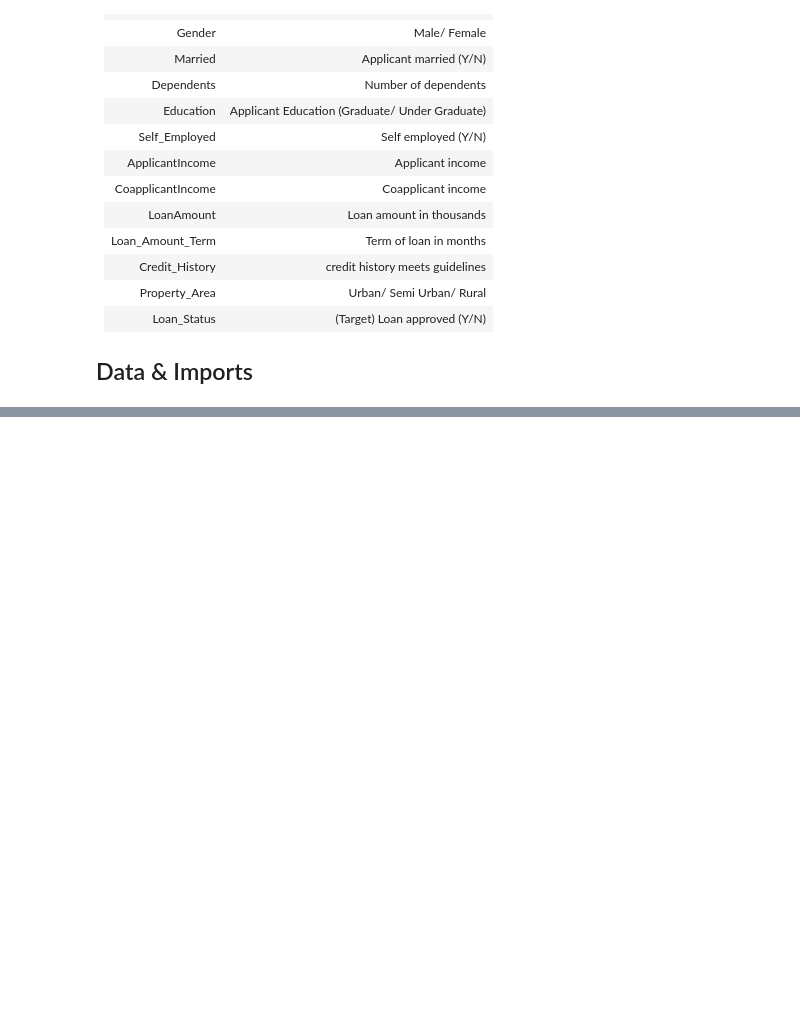
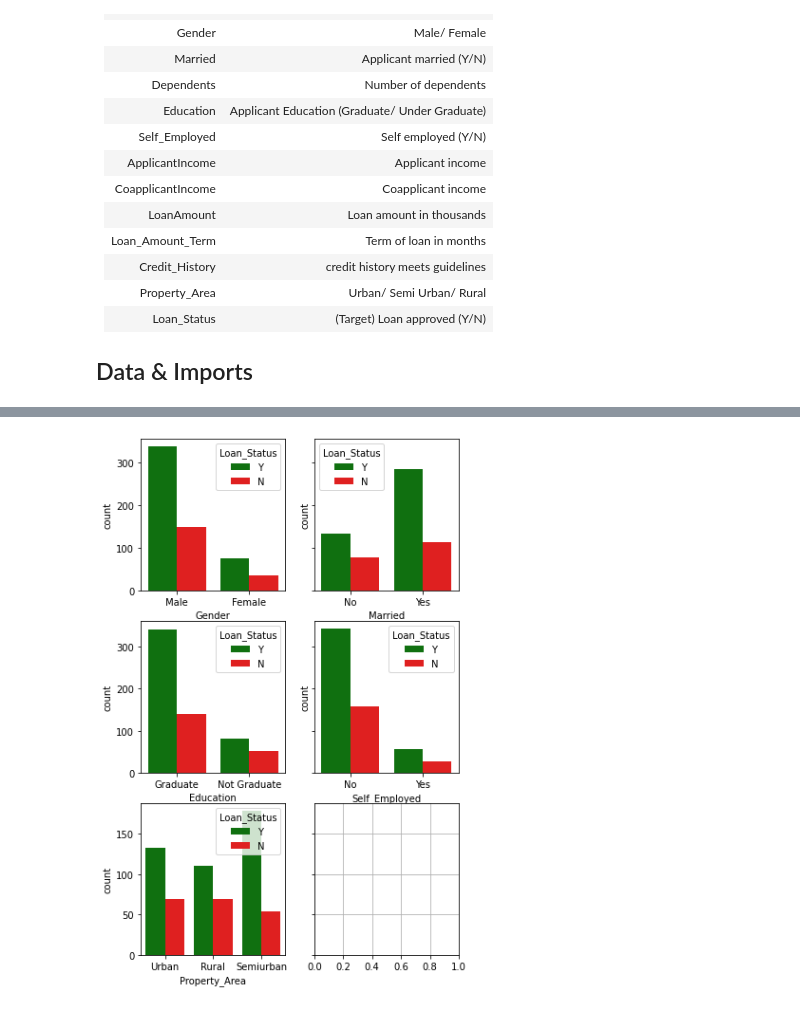
Before and after one commit to jacobjohn2016/Loan-Prediction, a Jupyter notebook: EDA.ipynb, the cells around one changed output, grey strips where cells are left out. Drawn from its saved outputs; the diff is of its cells as text; code cells hidden in the pictures; blank space fills up the shorter version.

```diff
--- a/EDA.ipynb
+++ b/EDA.ipynb
@@ -48,0 +64,16 @@ test.head()
+# %%
+categorical_features = ['Gender', 'Married', 'Education', 'Self_Employed', 'Property_Area']
+n = len(categorical_features)
+nrows = math.ceil(n/2)
+ncols = 2
+fig, ax = plt.subplots(nrows, ncols, sharey='row', figsize = (6, 10))
+for index, categorical_feature in enumerate(categorical_features):
+    sns.countplot(x = categorical_feature,
+                  data = train,
+                  hue = 'Loan_Status',
+                  ax = ax[math.floor(index/ncols)][index%ncols],
+                  palette = {'Y':'green','N':'R'})
+plt.grid()
+plt.show()
+# %% [output]
+[figure, added]
```
Also changed, not shown: parts of 17 cells of this notebook.
